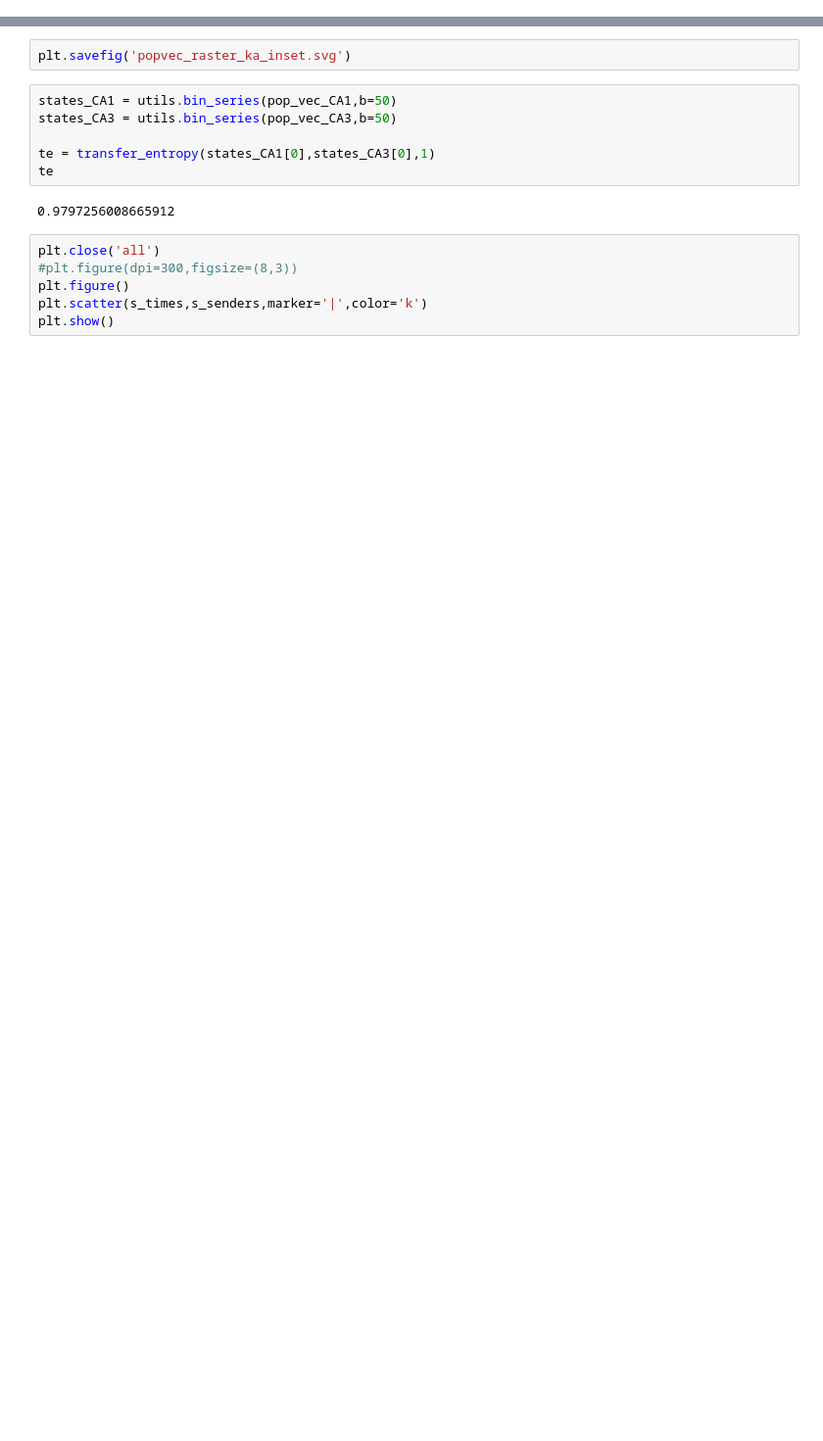
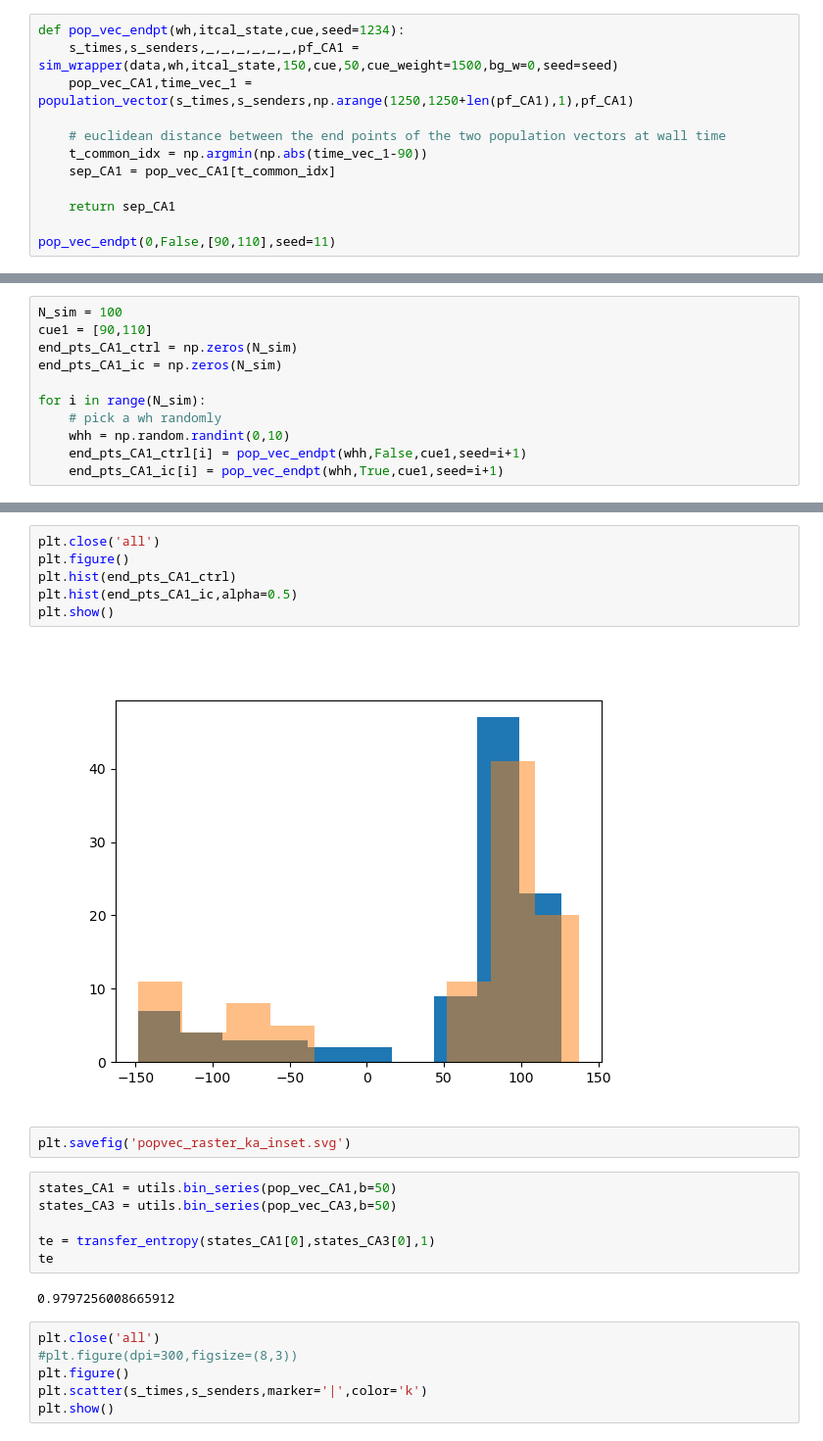
Before and after one commit to justidy1/IctalPlaceCell, a Jupyter notebook: query_replay.ipynb, the cells around one changed output, grey strips where cells are left out. Shown at 98% size. Saved outputs shown, nothing was run; the diff lists cells and outputs as text; blank space fills up the shorter version.

```diff
--- a/query_replay.ipynb
+++ b/query_replay.ipynb
@@ -224,0 +341,12 @@ plt.show()
+# %%
+def pop_vec_endpt(wh,itcal_state,cue,seed=1234):
+    s_times,s_senders,_,_,_,_,_,_,pf_CA1 = sim_wrapper(data,wh,itcal_state,150,cue,50,cue_weight=1500,bg_w=0,seed=seed)
+    pop_vec_CA1,time_vec_1 = population_vector(s_times,s_senders,np.arange(1250,1250+len(pf_CA1),1),pf_CA1)
+
+    # euclidean distance between the end points of the two population vectors at wall time
+    t_common_idx = np.argmin(np.abs(time_vec_1-90))
+    sep_CA1 = pop_vec_CA1[t_common_idx]
+
+    return sep_CA1
+
+pop_vec_endpt(0,False,[90,110],seed=11)
@@ -224,0 +366,11 @@ plt.show()
+# %%
+N_sim = 100
+cue1 = [90,110]
+end_pts_CA1_ctrl = np.zeros(N_sim)
+end_pts_CA1_ic = np.zeros(N_sim)
+
+for i in range(N_sim):
+    # pick a wh randomly
+    whh = np.random.randint(0,10)
+    end_pts_CA1_ctrl[i] = pop_vec_endpt(whh,False,cue1,seed=i+1)
+    end_pts_CA1_ic[i] = pop_vec_endpt(whh,True,cue1,seed=i+1)
@@ -225,3 +395,11 @@ plt.show()
+# %%
+plt.close('all')
+plt.figure()
+plt.hist(end_pts_CA1_ctrl)
+plt.hist(end_pts_CA1_ic,alpha=0.5)
+plt.show()
+# %% [output]
+[figure, added]
 # %%
 plt.savefig('popvec_raster_ka_inset.svg')
 # %%
```
Also changed, not shown: parts of 9 cells of this notebook.
